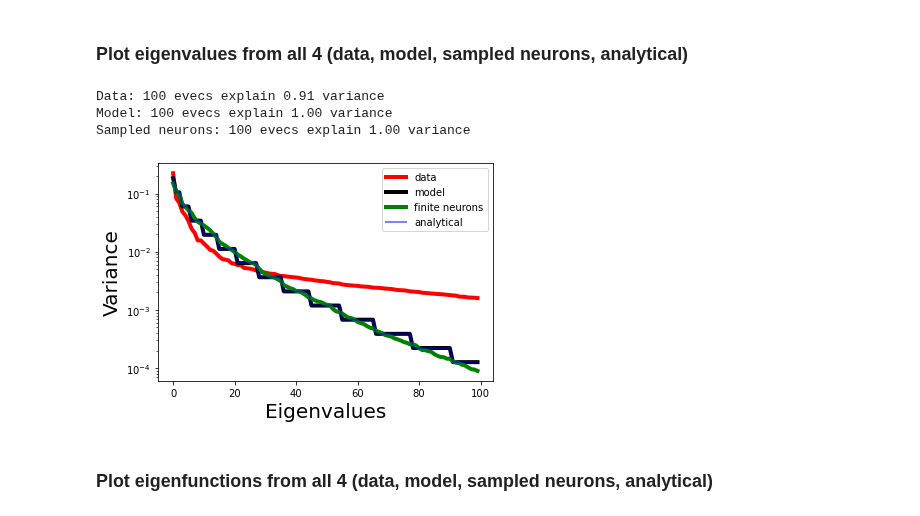
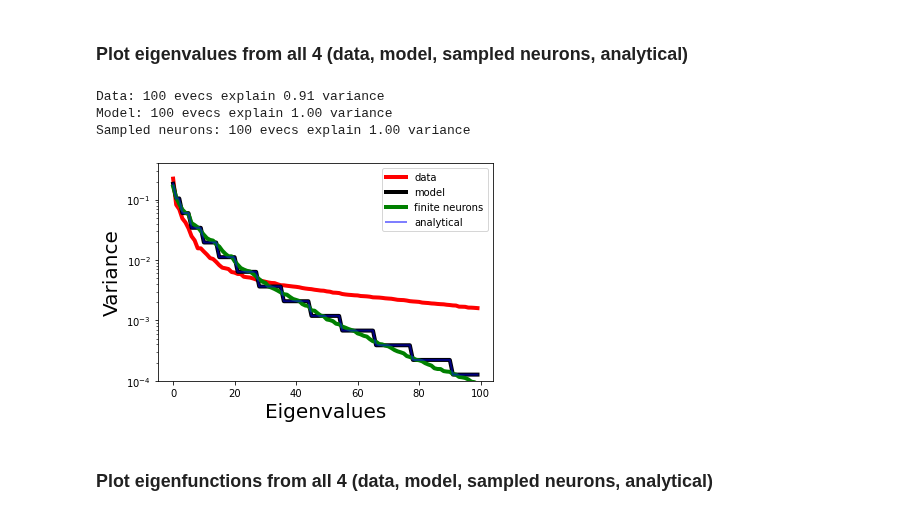
Before and after one commit to BruntonUWBio/structured-random-features, a Jupyter notebook: new_version/Ringach_V1_cov_model.ipynb, the cells around one changed output. Saved outputs shown, nothing was run; the diff lists cells and outputs as text; code cells hidden in the pictures.

```diff
--- a/new_version/Ringach_V1_cov_model.ipynb
+++ b/new_version/Ringach_V1_cov_model.ipynb
@@ -163,29 +164,30 @@ eval_anal = eval_anal[idx[::-1]]
 # %%
 # eigevalues
 eval_data /= np.sum(eval_data)
 eval_model /= np.sum(eval_model)
 eval_sampled_neurons /= np.sum(eval_sampled_neurons)
 eval_anal /= np.sum(eval_anal)
 
 t = 100
 fig = plt.figure()
 plt.semilogy(np.flip(eval_data)[:t], lw=4, c='r', label='data')
 plt.semilogy(np.flip(eval_model)[:t], lw=4, c='k', label='model')
 plt.semilogy(np.flip(eval_sampled_neurons)[:t], lw=4, c='g', label='finite neurons')
 plt.semilogy(np.flip(eval_anal)[:t], lw=2, c='b', alpha=0.5, label='analytical')
 plt.legend()
-# plt.ylim(1e-4, 2e-1)
+plt.ylim(1e-4, 4e-1)
 plt.xlabel('Eigenvalues', fontsize=20)
 plt.ylabel('Variance', fontsize=20)
 
 print('Data: %d evecs explain %0.2f variance' % (t, np.sum(eval_data[-t:])))
 print('Model: %d evecs explain %0.2f variance' % (t, np.sum(eval_model[-t:])))
 print('Sampled neurons: %d evecs explain %0.2f variance' % (t, np.sum(eval_sampled_neurons[-t:])))
+plt.savefig('results/V1_data/cov_mat_eigvals_Ringach.pdf')
 # %% [output]
 Data: 100 evecs explain 0.91 variance
 Model: 100 evecs explain 1.00 variance
 Sampled neurons: 100 evecs explain 1.00 variance
-[figure, old version]
+[figure, new version]
 # %% [markdown]
 ### Plot eigenfunctions from all 4 (data, model, sampled neurons, analytical)
 # %%
```
Also changed, not shown: parts of 3 cells of this notebook, 3 other files.
